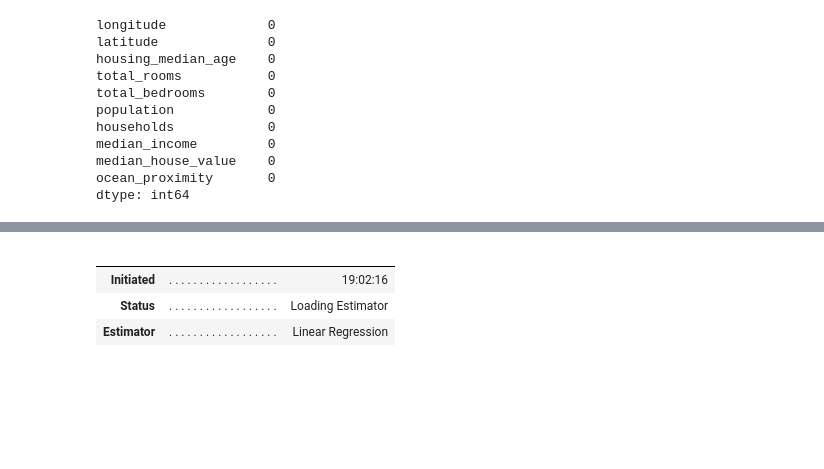
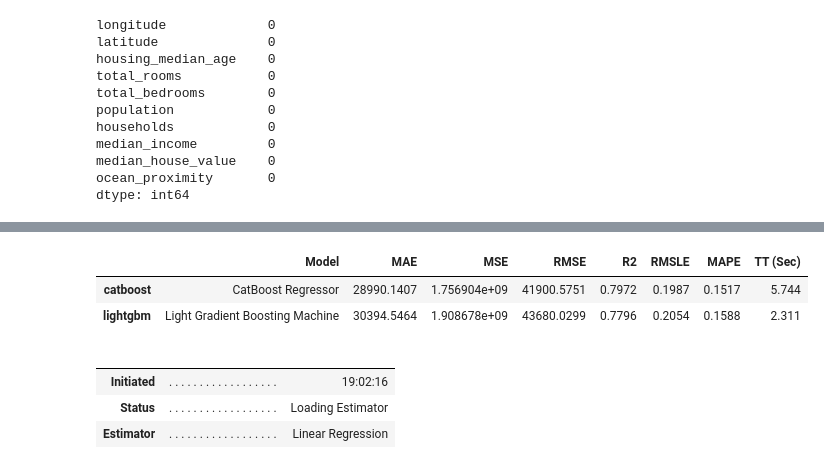
Before and after one commit to jdhova/Capstone, a Jupyter notebook: info2.ipynb, the cells around one changed output, grey strips where cells are left out. Saved outputs shown, nothing was run; the diff lists cells and outputs as text; code cells hidden in the pictures; blank space fills up the shorter version.

```diff
--- a/info2.ipynb
+++ b/info2.ipynb
@@ -716,3 +748,9 @@ reg
+# %%
+pull()
+# %% [output]
+|  | Model | MAE | MSE | RMSE | R2 | RMSLE | MAPE | TT (Sec) |
+| catboost | CatBoost Regressor | 28990.1407 | 1.756904e+09 | 41900.5751 | 0.7972 | 0.1987 | 0.1517 | 5.744 |
+| lightgbm | Light Gradient Boosting Machine | 30394.5464 | 1.908678e+09 | 43680.0299 | 0.7796 | 0.2054 | 0.1588 | 2.311 |
 # %%
 compare_models()
 # %% [output]
```
Also changed, not shown: parts of 54 cells of this notebook, 9 other files.
